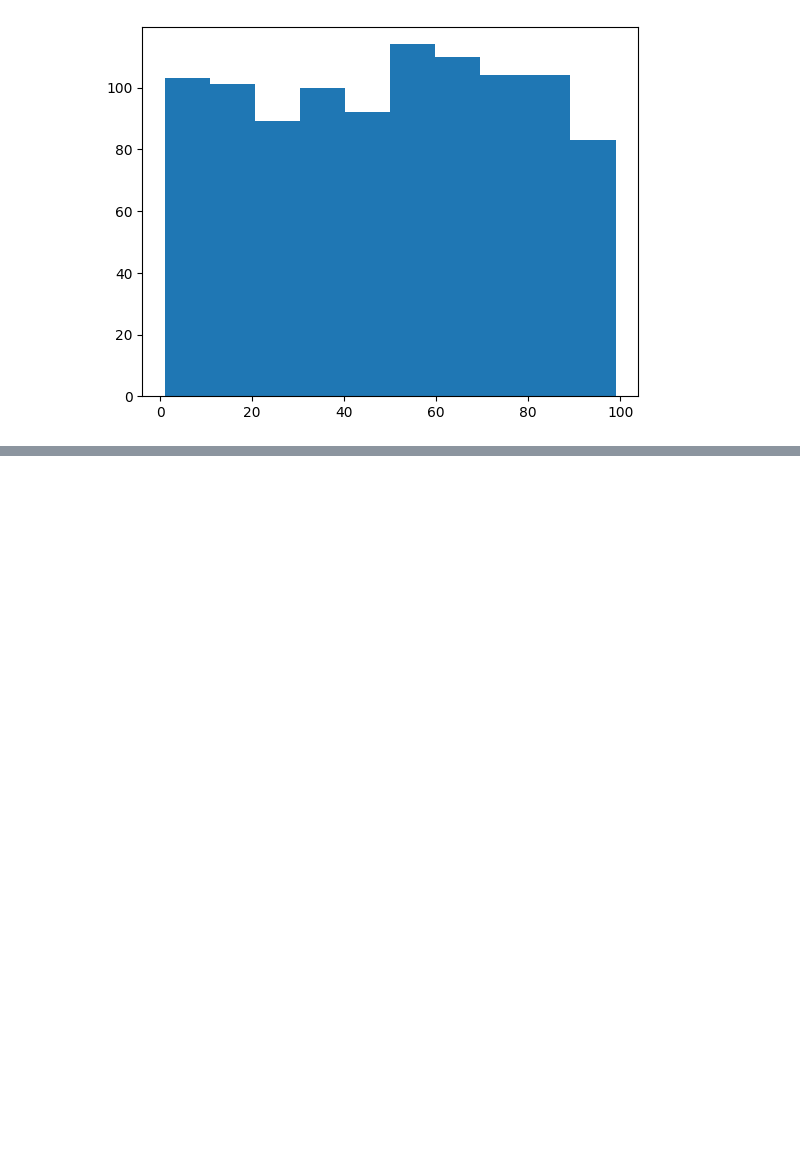
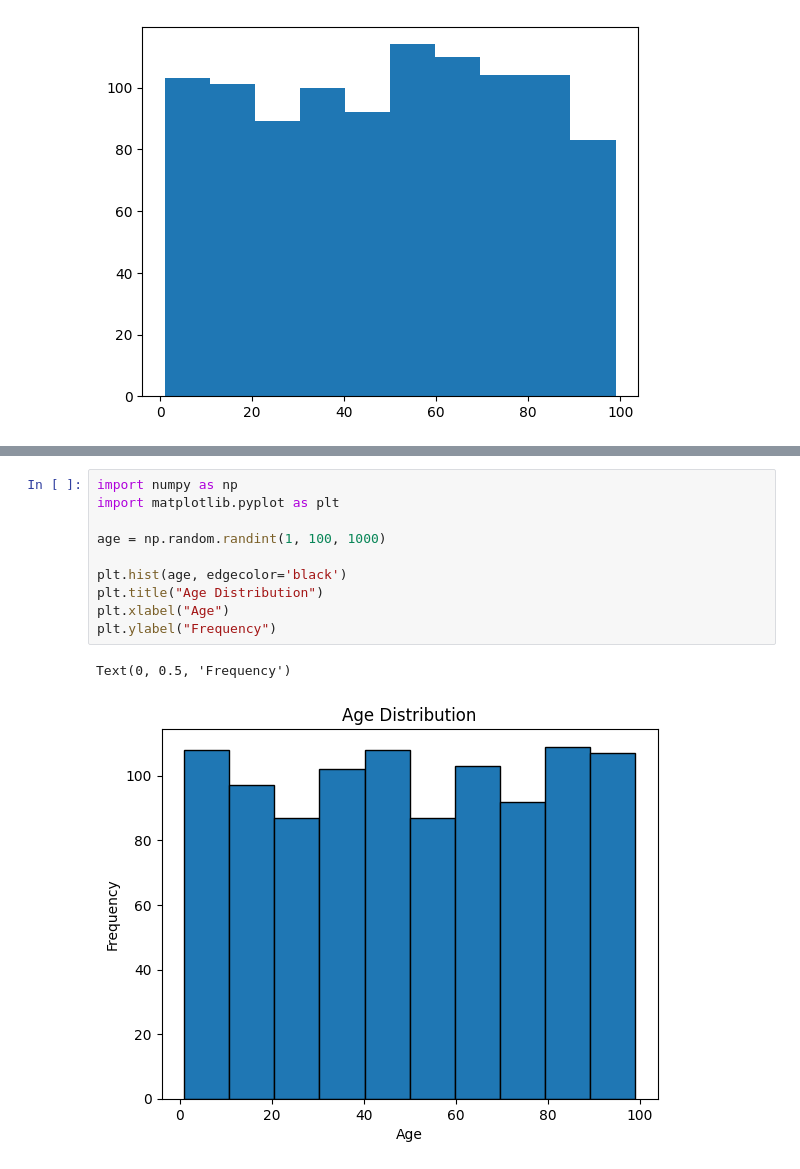
Before and after one commit to VishalDeoPrasad/Lords-Institute-of-Engineering-Technology, a Jupyter notebook: Batch_1_to_25.ipynb, the cells around one changed output, grey strips where cells are left out. Saved outputs shown, nothing was run; the diff lists cells and outputs as text; blank space fills up the shorter version.

```diff
--- a/Batch_1_to_25.ipynb
+++ b/Batch_1_to_25.ipynb
@@ -597,0 +609,13 @@ plt.hist(data);
+# %%
+import numpy as np
+import matplotlib.pyplot as plt
+
+age = np.random.randint(1, 100, 1000)
+
+plt.hist(age, edgecolor='black')
+plt.title("Age Distribution")
+plt.xlabel("Age")
+plt.ylabel("Frequency")
+# %% [output]
+Text(0, 0.5, 'Frequency')
+[figure, added]
```
Also changed, not shown: parts of 17 cells of this notebook.
